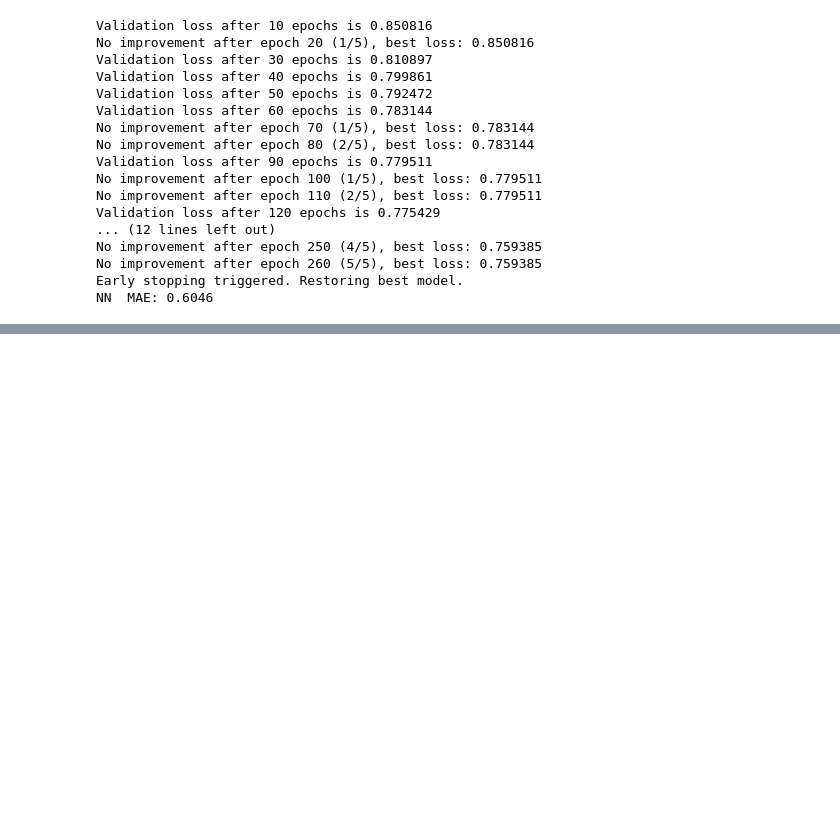
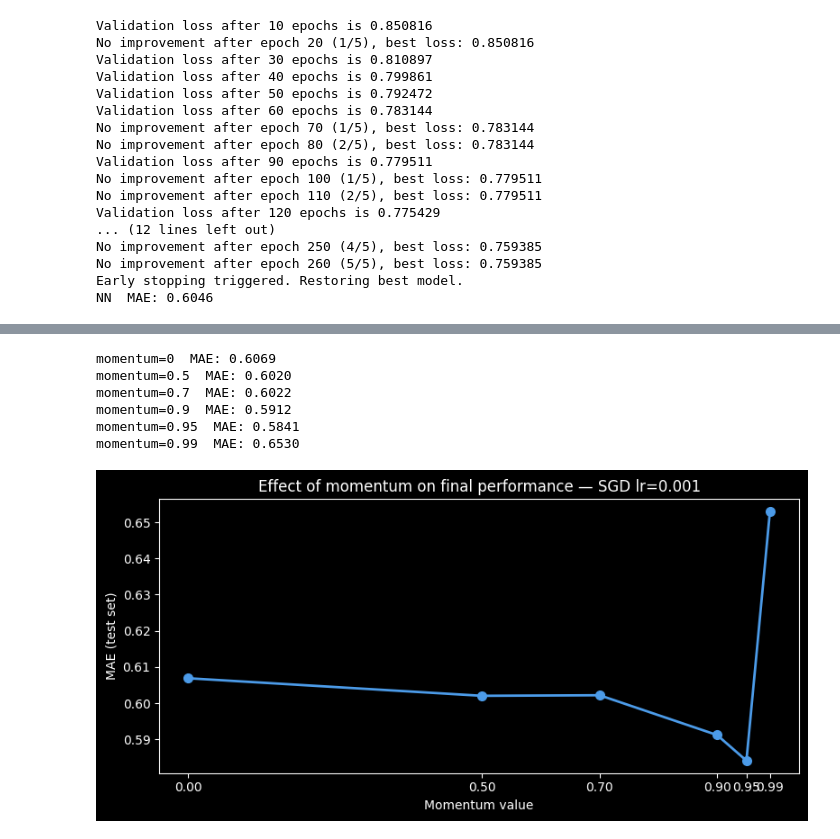
Before and after one commit to edouardblnc87/deep_learning_implementation, a Jupyter notebook: devoir_des_loulous/julien.ipynb, the cells around one changed output, grey strips where cells are left out. Saved outputs shown, nothing was run; the diff lists cells and outputs as text; code cells hidden in the pictures; blank space fills up the shorter version.

```diff
--- a/devoir_des_loulous/julien.ipynb
+++ b/devoir_des_loulous/julien.ipynb
@@ -848,0 +1205,73 @@ PyTorch MAE: 0.5792
+# %%
+momentum_values = [0, 0.5, 0.7, 0.9, 0.95, 0.99]
+momentum_maes = []
+
+for m in momentum_values:
+    if m == 0:
+        optim = SGD(lr=0.001)
+    else:
+        optim = SGD_MOMENTUM(lr=0.001, momentum=m)
+
+    net = NeuralNetwork(
+        layers=[
+            Dense(neurons=32, activation=ReLU(), weight_init='he_normal'),
+            Dense(neurons=16, activation=ReLU(), weight_init='he_normal'),
+            Dense(neurons=1,  activation=Linear())
+        ],
+        loss=MeanSquaredError()
+    )
+
+    np.random.seed(SEED)
+    for layer in net.layers:
+        layer.first = True
+
+    setattr(optim, 'net', net)
+    optim.max_epochs = EPOCHS
+    optim._setup_decay()
+
+    best_loss = 1e9
+    no_imp = 0
+    patience = 10
+    best_model = None
+
+    for e in range(EPOCHS):
+        perm = np.random.permutation(X_train.shape[0])
+        X_s, y_s = X_train[perm], y_train[perm]
+        for i in range(0, X_s.shape[0], 32):
+            net.train_batch(X_s[i:i+32], y_s[i:i+32])
+            optim.step()
+
+        if (e + 1) % EVAL_EVERY == 0:
+            preds = net.forward(X_test, inference=True)
+            loss = float(net.loss.forward(preds, y_test))
+
+            if loss < best_loss:
+                best_loss = loss
+                no_imp = 0
+                best_model = deepcopy(net)
+            else:
+                no_imp += 1
+                if no_imp >= patience:
+                    break
+
+    final_preds = best_model.forward(X_test)
+    mae = float(np.mean(np.abs(final_preds - y_test)))
+    momentum_maes.append(mae)
+    print(f"momentum={m}  MAE: {mae:.4f}")
+
+fig, ax = plt.subplots(figsize=(8, 4))
+ax.plot(momentum_values, momentum_maes, marker='o', color='#4c9be8', linewidth=2, markersize=7)
+ax.set_xlabel('Momentum value')
+ax.set_ylabel('MAE (test set)')
+ax.set_title('Effect of momentum on final performance — SGD lr=0.001')
+ax.set_xticks(momentum_values)
+plt.tight_layout()
+plt.show()
+# %% [output]
+momentum=0  MAE: 0.6069
+momentum=0.5  MAE: 0.6020
+momentum=0.7  MAE: 0.6022
+momentum=0.9  MAE: 0.5912
+momentum=0.95  MAE: 0.5841
+momentum=0.99  MAE: 0.6530
+[figure, added]
```
Also changed, not shown: parts of 35 cells of this notebook.
